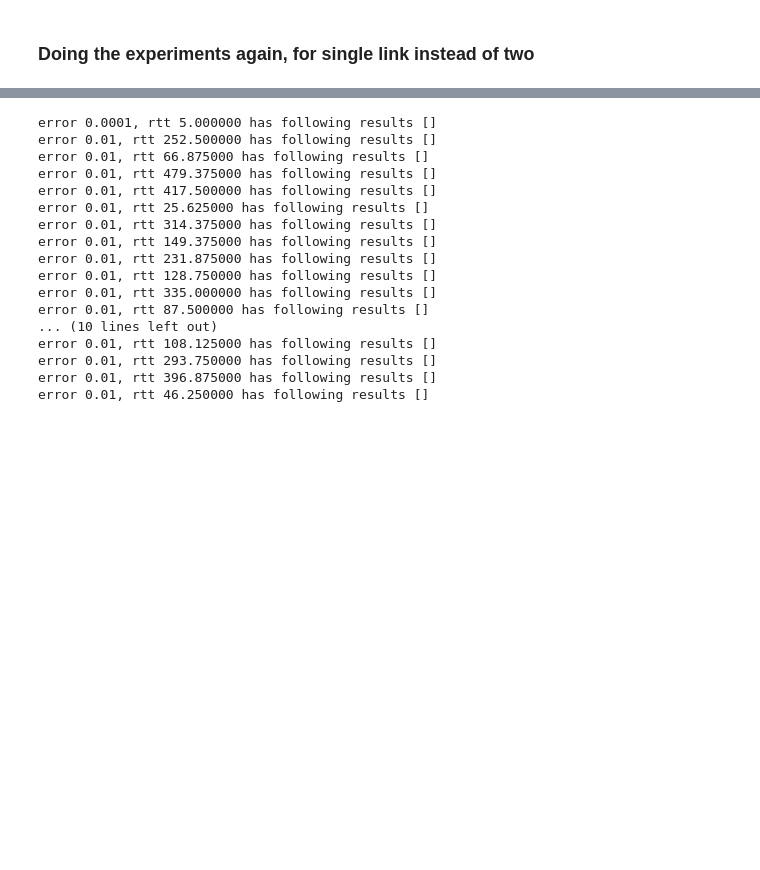
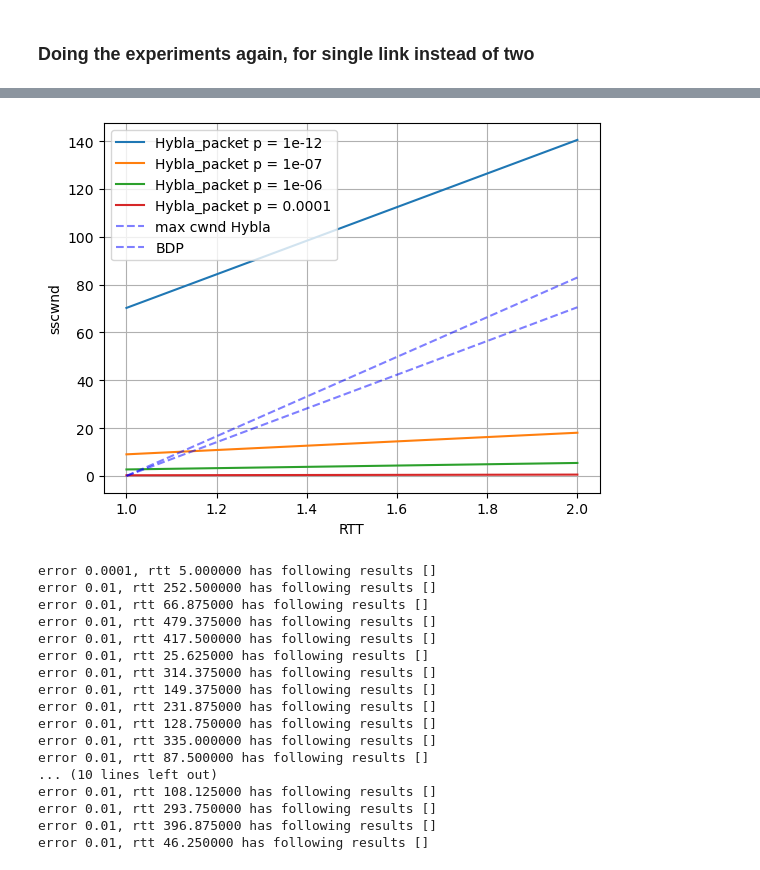
Before and after one commit to megretj/qpepcca, a Jupyter notebook: ns3_analysis.ipynb, the cells around one changed output, grey strips where cells are left out. Saved outputs shown, nothing was run; the diff lists cells and outputs as text; code cells hidden in the pictures; blank space fills up the shorter version.

```diff
--- a/ns3_analysis.ipynb
+++ b/ns3_analysis.ipynb
@@ -1559,3 +1535,29 @@ error 0.01, rtt 128.750000 has following results []
+# %%
+from ccaModels import CCA_MarkovChain_Hybla_bit, CCA_MarkovChain_CUBIC_bit
+# For a bandwidth of 500Kbits, a packet size of 1500 bytes, the bandwidth in packets is 500000/(1500*8) = 41.67 packets per second
+rtts = np.linspace(1.0001,2,20)
+packet_error = np.array([1e-12,1e-7,1e-6,1e-4])
+throughputs = np.zeros((2*len(packet_error),len(rtts)))
+for k, err in enumerate(packet_error):
+    for i, rtt in enumerate(rtts):
+        wireless = CCA_MarkovChain_Hybla_bit(packet_err=err*1500*8,beta=0.7,N=130,C = 83,RTT_real=rtt, RTT0=0.05)
+        #cubic = CCA_MarkovChain_CUBIC_bit(packet_err=err*1500*8,beta=0.7,N=130,C = 83,RTT_real=rtt)
+        throughputs[2*k,i] = wireless.sscwnd()
+        #throughputs[2*k+1,i] = cubic.sscwnd()
+for k,err in enumerate(packet_error):
+    plt.plot(rtts,throughputs[2*k,:], label = "Hybla_packet p = {}".format(err))
+    #plt.plot(rtts,throughputs[2*k+1,:], label = "CUBIC_packet p = {}".format(err))
+plt.plot(rtts,1.7/2*83*(rtts-1),linestyle='--',color='blue', alpha = 0.5,label="max cwnd Hybla")
+plt.plot(rtts,83*(rtts-1),linestyle='--',color='blue', alpha = 0.5,label="BDP")
+plt.legend()
+plt.grid()
+plt.xlabel(r"RTT")
+plt.ylabel(r'sscwnd')
+plt.show()
+
+# We explain the difference in cwnd by the rtt inflation. In fact if we take the rtt to be larger of 1 second, we get similar sizes of cwnd.
+# %% [output]
+[figure, added]
 # %%
 def average_cwnd(file_path):
     try:
```
Also changed, not shown: parts of 5 cells of this notebook, 3 other files.
